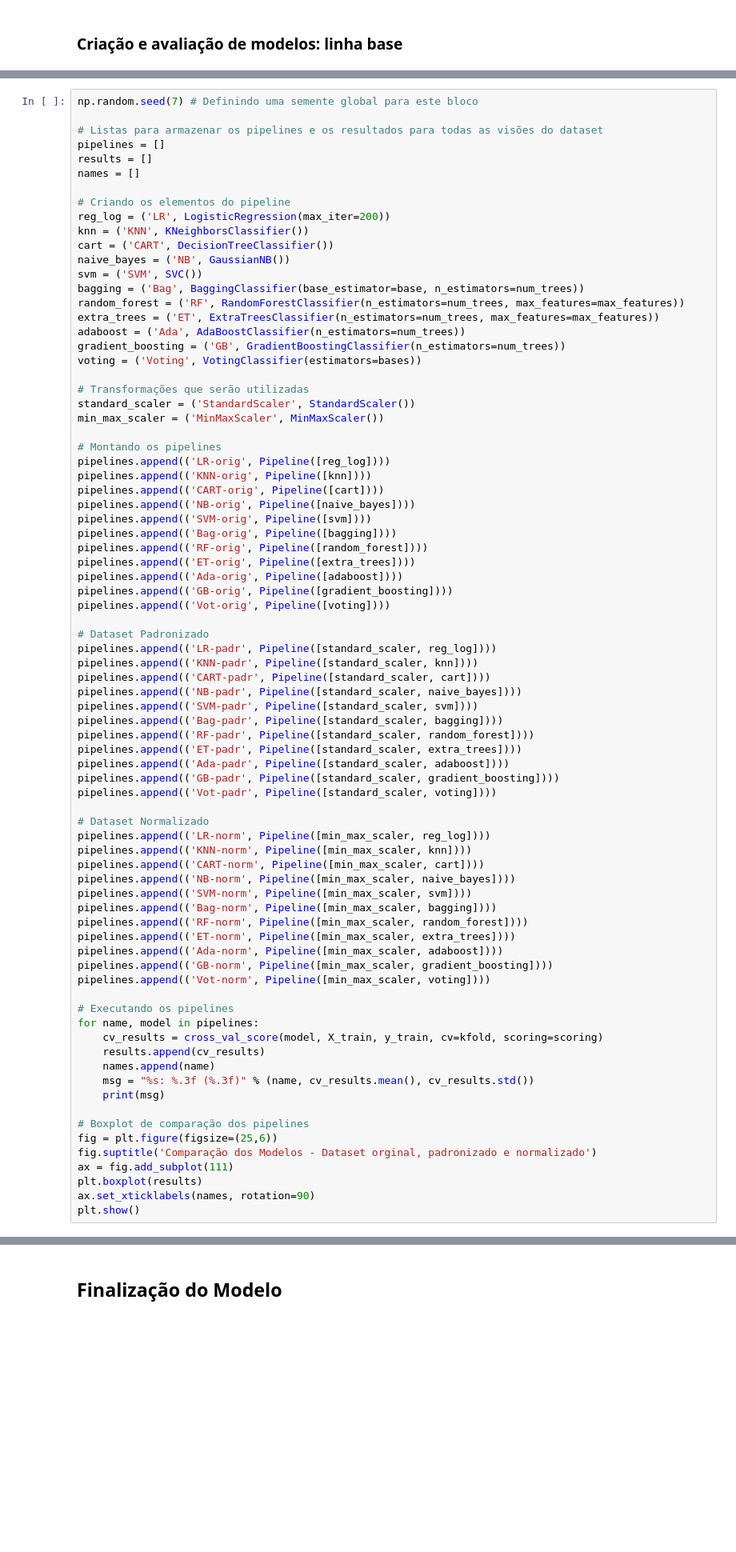
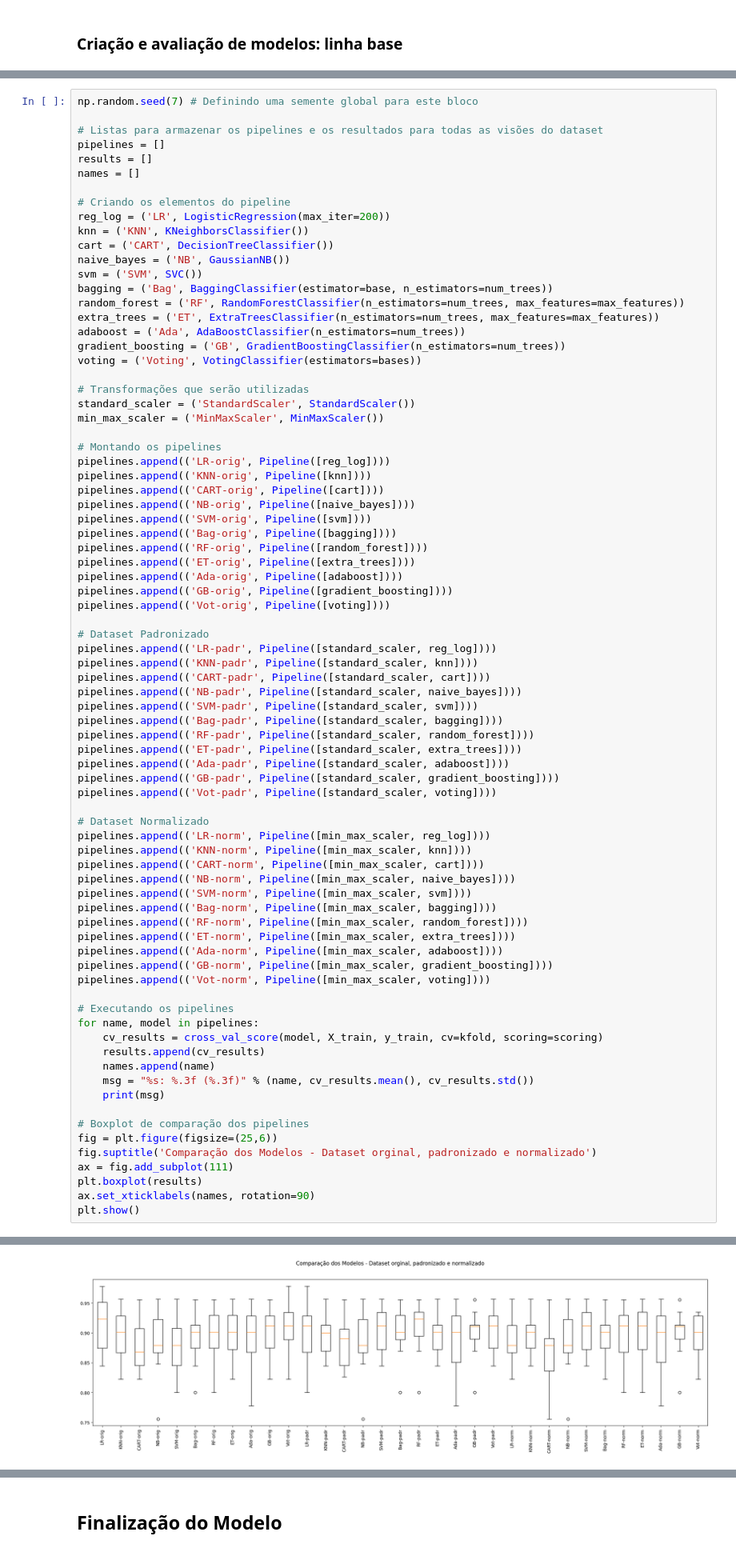
Before and after one commit to LuizCarls/app_classifica_cancer_mama_api, a Jupyter notebook: MachineLearning/notebooks/Cancer_Mama_Classification.ipynb, the cells around one changed output, grey strips where cells are left out. Shown at 80% size. Cells and saved outputs as stored; diff of their text form; blank space fills up the shorter version.

```diff
--- a/MachineLearning/notebooks/Cancer_Mama_Classification.ipynb
+++ b/MachineLearning/notebooks/Cancer_Mama_Classification.ipynb
@@ -231,7 +230,7 @@ knn = ('KNN', KNeighborsClassifier())
 cart = ('CART', DecisionTreeClassifier())
 naive_bayes = ('NB', GaussianNB())
 svm = ('SVM', SVC())
-bagging = ('Bag', BaggingClassifier(base_estimator=base, n_estimators=num_trees))
+bagging = ('Bag', BaggingClassifier(estimator=base, n_estimators=num_trees))
 random_forest = ('RF', RandomForestClassifier(n_estimators=num_trees, max_features=max_features))
 extra_trees = ('ET', ExtraTreesClassifier(n_estimators=num_trees, max_features=max_features))
 adaboost = ('Ada', AdaBoostClassifier(n_estimators=num_trees))
@@ -301,3 +316,4 @@ TypeError: BaggingClassifier.__init__() got an unexpected keyword argument 'base
+[figure, added]
 # %% [markdown]
 ### Otimização dos hiperparâmetros
 
```
Also changed, not shown: parts of 3 cells of this notebook, 3 other files.
